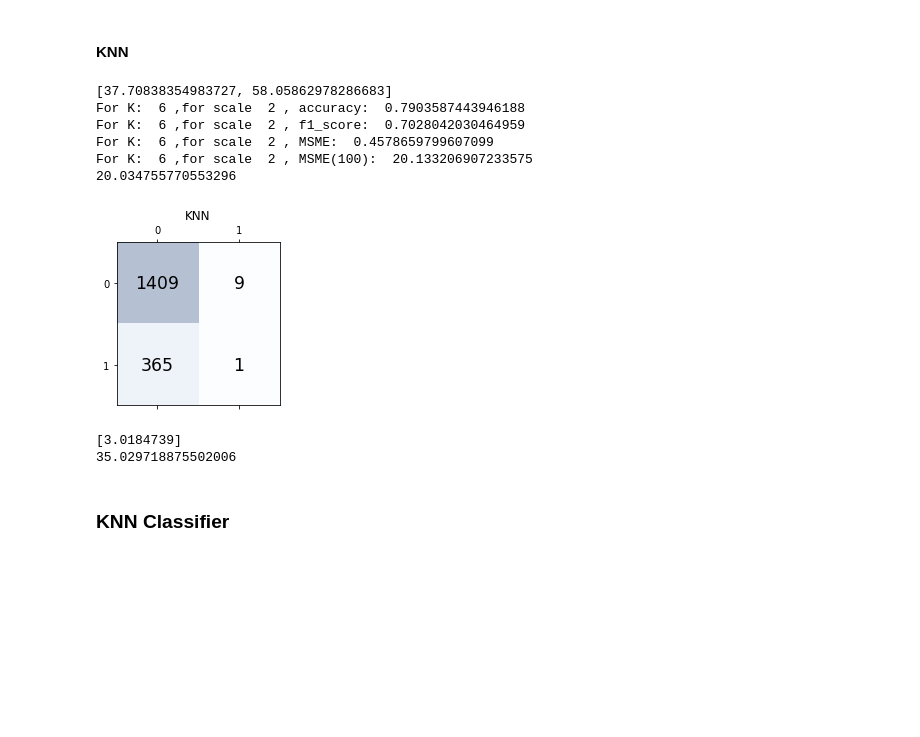
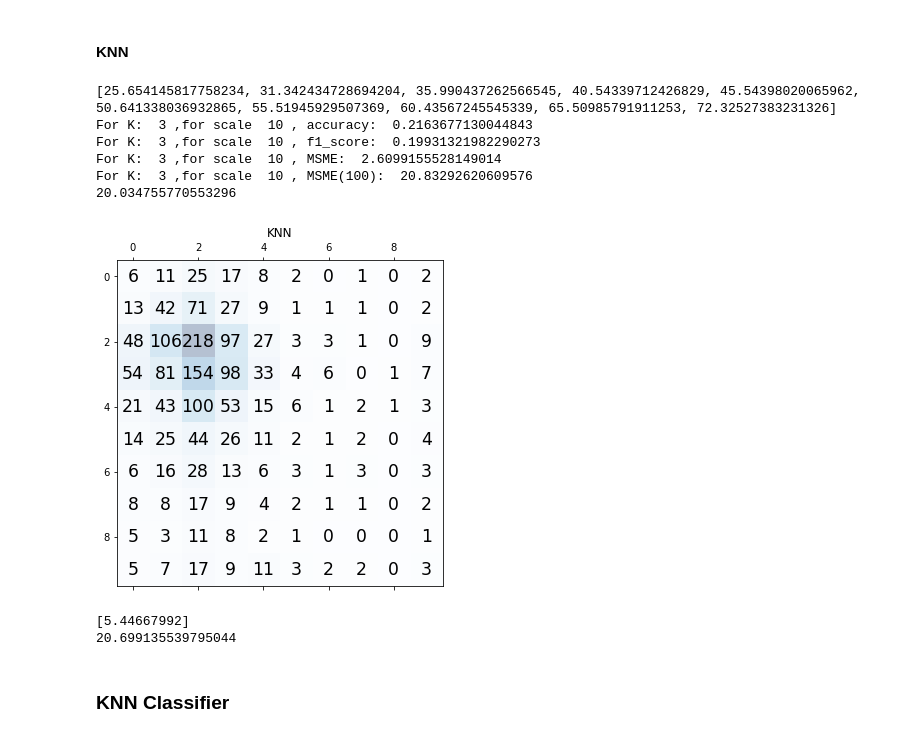
Before and after one commit to cmorenoUCB2021/w207_final_project_cem, a Jupyter notebook: CEM_notebooks/model_creation_5_only_basic_features.ipynb, the cells around one changed output. Drawn from its saved outputs; the diff is of its cells as text; code cells hidden in the pictures; blank space fills up the shorter version.

```diff
--- a/CEM_notebooks/model_creation_5_only_basic_features.ipynb
+++ b/CEM_notebooks/model_creation_5_only_basic_features.ipynb
@@ -187,7 +187,7 @@ def mean_scale1(scale, Y_train, train_labels,f):
     for i in range(start,scale+start):
         index_to_get = np.where(Y_train == i)
         me = train_labels[index_to_get].mean()
-        means.append(((me+meantot)/2) + (3.0184739*f))
+        means.append(((me+meantot)/2) + f)
     return(means)
 
 #Return Prediction based on mean for range in scale
@@ -380,0 +368,29 @@ plt.show()
+# %%
+filename = "train_augmented_reduced.csv"
+df_augmented = pd.read_csv("../data/"+filename)
+takeout1 = ['Unnamed: 0', 'Id','Subject Focus', 'Eyes', 'Face', 'Near', 'Action', 'Accessory', 'Group',
+            'Collage', 'Human', 'Occlusion', 'Info', 'Blur', 'Pawpularity',]
+dff1 = df_augmented.drop(takeout1, axis=1)
+dff1["id_max"] = dff1.idxmax(axis=1)
+fcount = pd.DataFrame(dff1["id_max"].value_counts())
+fcount = fcount.reset_index()
+fcount.columns = ["name", "count"]
+sf_select = fcount[fcount['count'] >80]
+sf_selected = list(sf_select['name'])
+
+sca = 'Pawpularity'
+features = sf_selected + [sca]
+data = df_data[features]
+corr = data.corr()
+fig = plt.figure(figsize=(10, 10))
+ax = fig.add_subplot(111)
+cax = ax.matshow(corr,cmap='coolwarm', vmin=-1, vmax=1)
+fig.colorbar(cax)
+ticks = np.arange(0,len(data.columns),1)
+ax.set_xticks(ticks)
+plt.xticks(rotation=90)
+ax.set_yticks(ticks)
+ax.set_xticklabels(data.columns)
+ax.set_yticklabels(data.columns)
+plt.title("Some Correlation of some Features with Score (Pawpularity)")
+plt.show()
@@ -393,7 +411,7 @@ coln2 = coln1 + gap
 
 palette_to_keep = column_names[coln1:coln2]
 
-to_keep = basic_features #+ palette_to_keep
+to_keep = basic_features + sf_selected
 
 print(len(to_keep))
 # %% [output]
@@ -492,10 +510,13 @@ print(rmse)
 # %% [markdown]
 #### KNN
 # %%
-scale = 2
+scale = 10
 Y_train, Y_dev = assign_y(scale)
-k = 6
-f = 1.333
+k = 3
+f1 = 1.333
+#f1 = 1
+f = 3.0184739 * f1
+#f = 0
 means = mean_scale1(scale, Y_train, train_labels,f)
 print(means)
 
@@ -505,39 +526,39 @@ print(means)
 # means[0] = 38.04819277108434
 # means[1] = 38.04819277108434 + 3.0184739
 
 
 metric_list = ['euclidean', 'manhattan', 'chebyshev', 'minkowski', 'wminkowski', 'seuclidean', 'mahalanobis']
 metric = metric_list[1]
 
 weights = ["uniform", "distance"]
 algorithm_list = ["auto", "ball_tree", "kd_tree", "brute"]
 
 knn_mod = KNeighborsClassifier(n_neighbors=k, algorithm=algorithm_list[0], weights=weights[0],  metric = metric)
 knn_mod.fit(train_data, Y_train)
 pred_knn = knn_mod.predict(dev_data)
 accuracy =  knn_mod.score(dev_data, Y_dev)
 f1_score = metrics.f1_score(Y_dev, pred_knn, average="weighted")
 rmse = np.sqrt(mean_squared_error(pred_knn, Y_dev))
 
 print("For K: ",k,",for scale ",scale,", accuracy: ",accuracy)
 print("For K: ",k,",for scale ",scale,", f1_score: ",f1_score)
 print("For K: ",k,",for scale ",scale,", MSME: ",rmse)
 
 pre_scale = predict_scale(pred_knn, means)
 rmse2 = np.sqrt(mean_squared_error(pre_scale, dev_labels))
 print("For K: ",k,",for scale ",scale,", MSME(100): ",rmse2)
 print(np.sqrt(mean_squared_error(basic_prediction, dev_labels)))
 
 #Generate and create dataframe of Confusion Matrix
 print_confusion_matrix(Y_dev, pred_knn, "KNN")
 # %% [output]
-[37.70838354983727, 58.05862978286683]
-For K:  6 ,for scale  2 , accuracy:  0.7903587443946188
-For K:  6 ,for scale  2 , f1_score:  0.7028042030464959
-For K:  6 ,for scale  2 , MSME:  0.4578659799607099
-For K:  6 ,for scale  2 , MSME(100):  20.133206907233575
+[25.654145817758234, 31.342434728694204, 35.990437262566545, 40.54339712426829, 45.54398020065962, 50.641338036932865, 55.51945929507369, 60.43567245545339, 65.50985791911253, 72.32527383231326]
+For K:  3 ,for scale  10 , accuracy:  0.2163677130044843
+For K:  3 ,for scale  10 , f1_score:  0.19931321982290273
+For K:  3 ,for scale  10 , MSME:  2.6099155528149014
+For K:  3 ,for scale  10 , MSME(100):  20.83292620609576
 20.034755770553296
-[figure, old version]
+[figure, new version]
 # %%
 label = knn_mod.predict(train_data)
 l2 = label.reshape(len(label),1)
@@ -546,8 +567,8 @@ regr.fit(l2, train_labels)
 print(regr.coef_)
 print(regr.intercept_)
 # %% [output]
-[3.0184739]
-35.029718875502006
+[5.44667992]
+20.699135539795044
 # %% [markdown]
 ### KNN Classifier
 # %%
```
Also changed, not shown: parts of 31 cells of this notebook.
